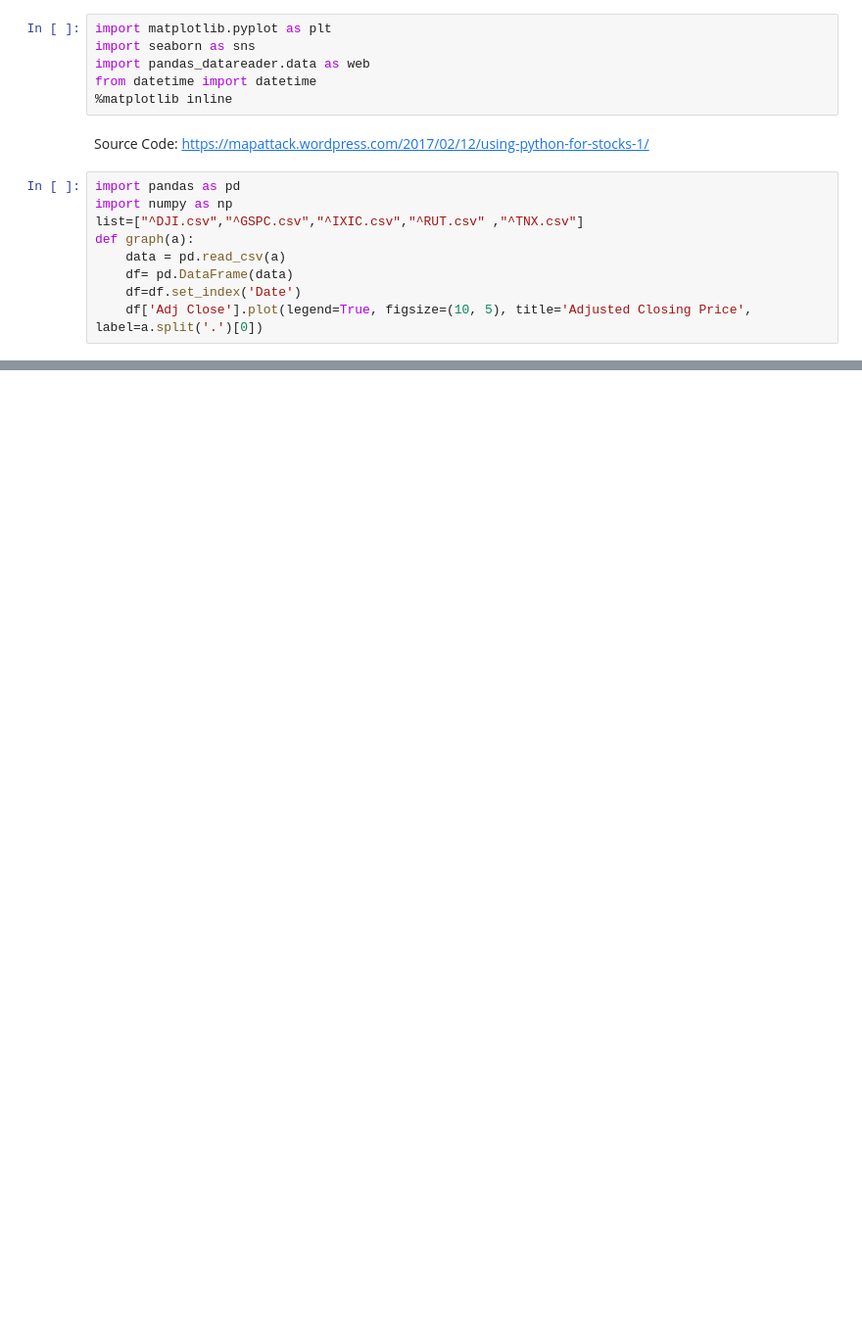
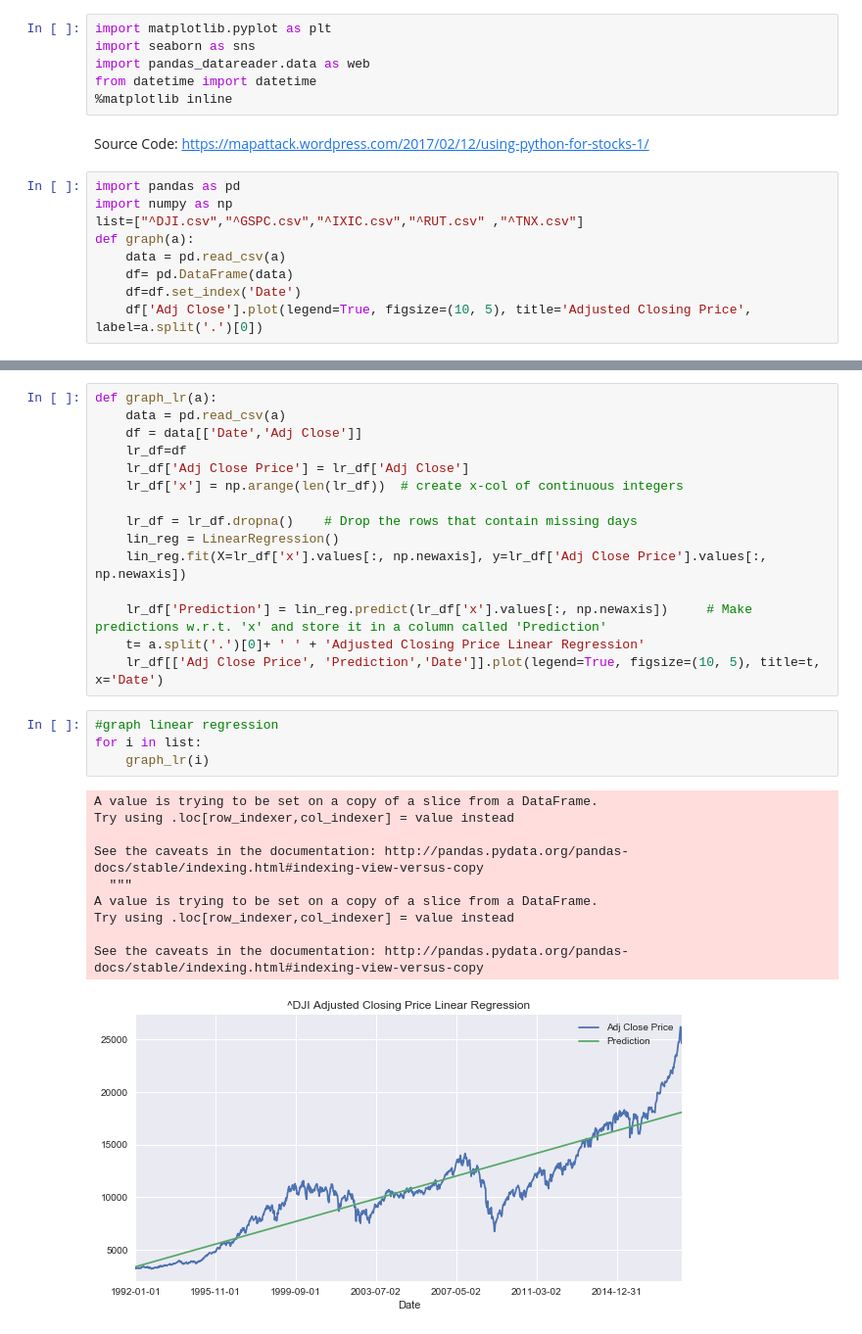
Before and after one commit to cyu1221/CS506, a Jupyter notebook: data/economic_data/Graph_Adjusted_Closing_Price.ipynb, the cells around one changed output, grey strips where cells are left out. Shown at 98% size. Drawn from its saved outputs; the diff is of its cells as text; blank space fills up the shorter version.

Commit message:
modified linear regression

```diff
--- a/data/economic_data/Graph_Adjusted_Closing_Price.ipynb
+++ b/data/economic_data/Graph_Adjusted_Closing_Price.ipynb
@@ -23,0 +32,30 @@ for i in list:
+# %%
+def graph_lr(a):
+    data = pd.read_csv(a)
+    df = data[['Date','Adj Close']]
+    lr_df=df
+    lr_df['Adj Close Price'] = lr_df['Adj Close']
+    lr_df['x'] = np.arange(len(lr_df))  # create x-col of continuous integers
+
+    lr_df = lr_df.dropna()    # Drop the rows that contain missing days
+    lin_reg = LinearRegression()
+    lin_reg.fit(X=lr_df['x'].values[:, np.newaxis], y=lr_df['Adj Close Price'].values[:, np.newaxis])
+
+    lr_df['Prediction'] = lin_reg.predict(lr_df['x'].values[:, np.newaxis])     # Make predictions w.r.t. 'x' and store it in a column called 'Prediction'
+    t= a.split('.')[0]+ ' ' + 'Adjusted Closing Price Linear Regression'
+    lr_df[['Adj Close Price', 'Prediction','Date']].plot(legend=True, figsize=(10, 5), title=t, x='Date')
+# %%
+#graph linear regression
+for i in list:
+    graph_lr(i)
+# %% [output]
+A value is trying to be set on a copy of a slice from a DataFrame.
+Try using .loc[row_indexer,col_indexer] = value instead
+
+See the caveats in the documentation: http://pandas.pydata.org/pandas-docs/stable/indexing.html#indexing-view-versus-copy
+  """
+A value is trying to be set on a copy of a slice from a DataFrame.
+Try using .loc[row_indexer,col_indexer] = value instead
+
+See the caveats in the documentation: http://pandas.pydata.org/pandas-docs/stable/indexing.html#indexing-view-versus-copy
+[figure, added]
```
Also changed, not shown: parts of 4 cells of this notebook.
